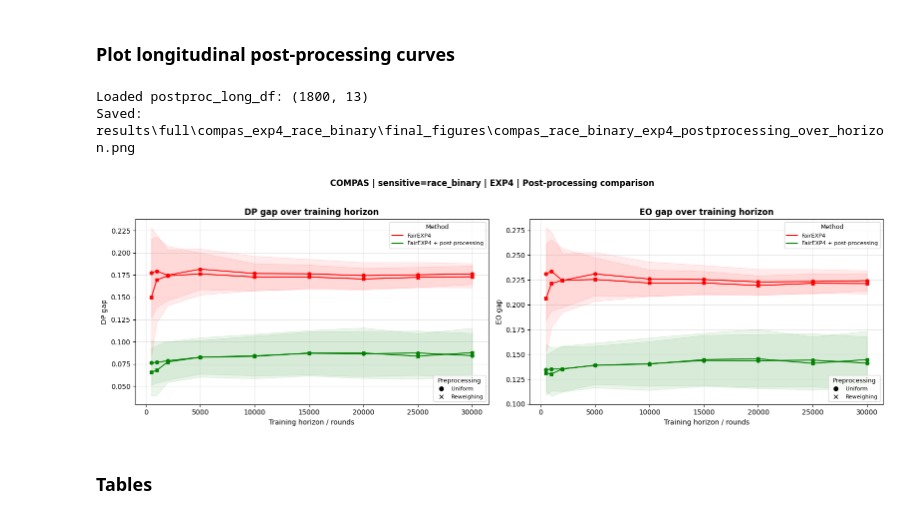
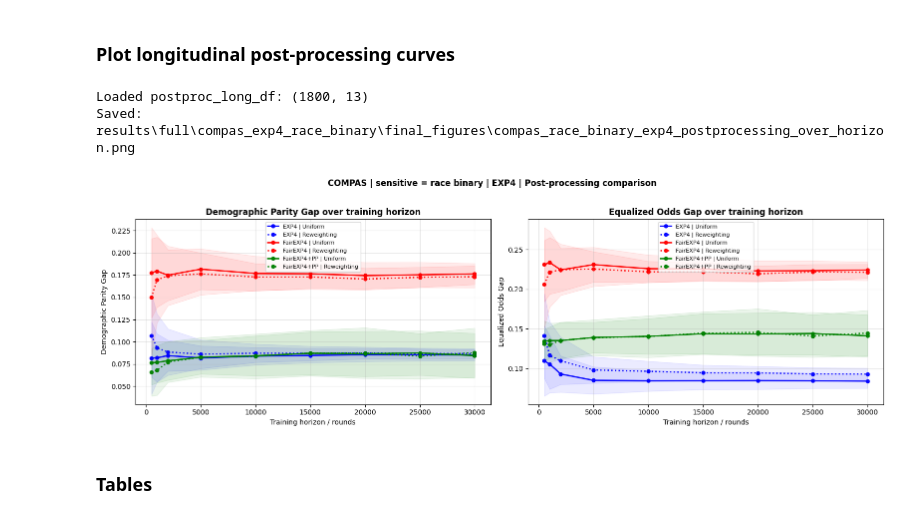
Before and after one commit to jeagrego/MA-Thesis, a Jupyter notebook: notebooks/compas_race_binary_exp4_fairness.ipynb, the cells around one changed output. Cells and saved outputs as stored; diff of their text form; code cells hidden in the pictures.

Commit message:
New synthetic notebook + refactoring graphs for better visualisation

```diff
--- a/notebooks/compas_race_binary_exp4_fairness.ipynb
+++ b/notebooks/compas_race_binary_exp4_fairness.ipynb
@@ -548,8 +660,14 @@ if "postproc_long_df" not in globals():
         )
 
 if not postproc_long_df.empty:
+    postproc_long_plot_df = add_exp4_online_baseline_to_postproc_long(
+        postproc_long_df=postproc_long_df,
+        temporal_df=temporal_df,
+        horizons=POSTPROC_HORIZONS,
+    )
+
     plot_exp4_postprocessing_over_horizon(
-        postproc_long_df,
+        postproc_long_plot_df,
         fig_dir=FIG_DIR,
     )
 
@@ -675,31 +793,37 @@ Long post-processing results: (1800, 13)
 # %%
 if not POSTPROC_LONG_PATH.exists():
     print(
         "The longitudinal post-processing file does not exist. "
         "Run the previous cell first with "
         "RUN_POSTPROC_HORIZON_BENCHMARK = True."
     )
 
     postproc_long_df = pd.DataFrame()
 
 else:
     postproc_long_df = pd.read_csv(
         POSTPROC_LONG_PATH
     )
 
     print(
         "Loaded postproc_long_df:",
         postproc_long_df.shape,
     )
 
+    postproc_long_plot_df = add_exp4_online_baseline_to_postproc_long(
+        postproc_long_df=postproc_long_df,
+        temporal_df=temporal_df,
+        horizons=POSTPROC_HORIZONS,
+    )
+
     plot_exp4_postprocessing_over_horizon(
-        postproc_long_df,
+        postproc_long_plot_df,
         fig_dir=FIG_DIR,
     )
 # %% [output]
 Loaded postproc_long_df: (1800, 13)
 Saved: results\full\compas_exp4_race_binary\final_figures\compas_race_binary_exp4_postprocessing_over_horizon.png
-[figure, old version]
+[figure, new version]
 # %% [markdown]
 ### Tables
 # %%
```
Also changed, not shown: parts of 11 cells of this notebook, 32 other files.
